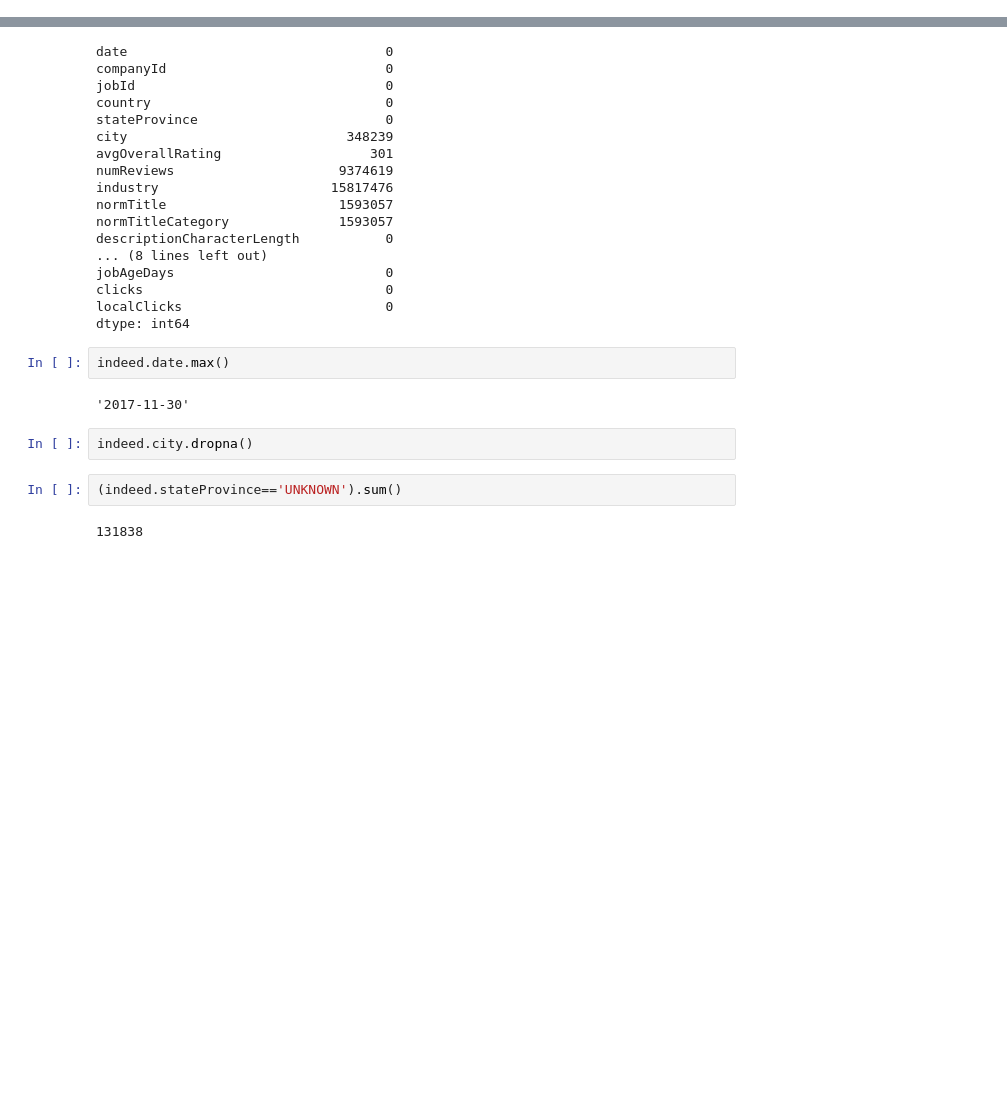
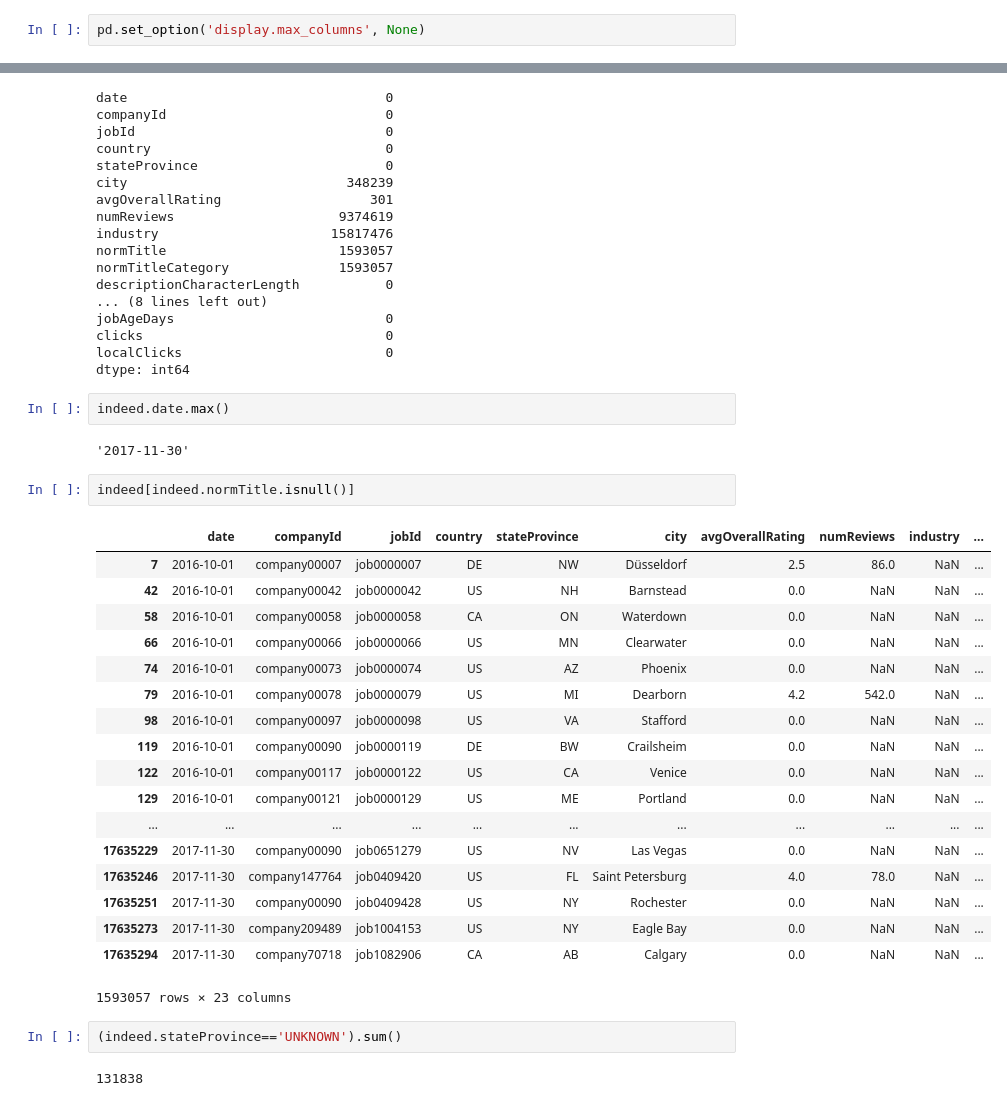
Before and after one commit to ziikki/dtfst_users, a Jupyter notebook: zkqin/data_description.ipynb, the cells around one changed output, grey strips where cells are left out. Cells and saved outputs as stored; diff of their text form; blank space fills up the shorter version.

```diff
--- a/zkqin/data_description.ipynb
+++ b/zkqin/data_description.ipynb
@@ -1,6 +1,8 @@
 # %%
 import numpy as np
 import pandas as pd
+# %%
+pd.set_option('display.max_columns', None)
 # %% [markdown]
 ## Import Data
 # %%
@@ -31,8 +37,27 @@ dtype: int64
 indeed.date.max()
 # %% [output]
 '2017-11-30'
-# %%
-indeed.city.dropna()
+# %%
+indeed[indeed.normTitle.isnull()]
+# %% [output]
+|  | date | companyId | jobId | country | stateProvince | city | avgOverallRating | numReviews | industry | ... |
+| 7 | 2016-10-01 | company00007 | job0000007 | DE | NW | Düsseldorf | 2.5 | 86.0 | NaN | ... |
+| 42 | 2016-10-01 | company00042 | job0000042 | US | NH | Barnstead | 0.0 | NaN | NaN | ... |
+| 58 | 2016-10-01 | company00058 | job0000058 | CA | ON | Waterdown | 0.0 | NaN | NaN | ... |
+| 66 | 2016-10-01 | company00066 | job0000066 | US | MN | Clearwater | 0.0 | NaN | NaN | ... |
+| 74 | 2016-10-01 | company00073 | job0000074 | US | AZ | Phoenix | 0.0 | NaN | NaN | ... |
+| 79 | 2016-10-01 | company00078 | job0000079 | US | MI | Dearborn | 4.2 | 542.0 | NaN | ... |
+| 98 | 2016-10-01 | company00097 | job0000098 | US | VA | Stafford | 0.0 | NaN | NaN | ... |
+| 119 | 2016-10-01 | company00090 | job0000119 | DE | BW | Crailsheim | 0.0 | NaN | NaN | ... |
+| 122 | 2016-10-01 | company00117 | job0000122 | US | CA | Venice | 0.0 | NaN | NaN | ... |
+| 129 | 2016-10-01 | company00121 | job0000129 | US | ME | Portland | 0.0 | NaN | NaN | ... |
+| ... | ... | ... | ... | ... | ... | ... | ... | ... | ... | ... |
+| 17635229 | 2017-11-30 | company00090 | job0651279 | US | NV | Las Vegas | 0.0 | NaN | NaN | ... |
+| 17635246 | 2017-11-30 | company147764 | job0409420 | US | FL | Saint Petersburg | 4.0 | 78.0 | NaN | ... |
+| 17635251 | 2017-11-30 | company00090 | job0409428 | US | NY | Rochester | 0.0 | NaN | NaN | ... |
+| 17635273 | 2017-11-30 | company209489 | job1004153 | US | NY | Eagle Bay | 0.0 | NaN | NaN | ... |
+| 17635294 | 2017-11-30 | company70718 | job1082906 | CA | AB | Calgary | 0.0 | NaN | NaN | ... |
+1593057 rows × 23 columns
 # %%
 (indeed.stateProvince=='UNKNOWN').sum()
 # %% [output]
```
Also changed, not shown: parts of 18 cells of this notebook.
